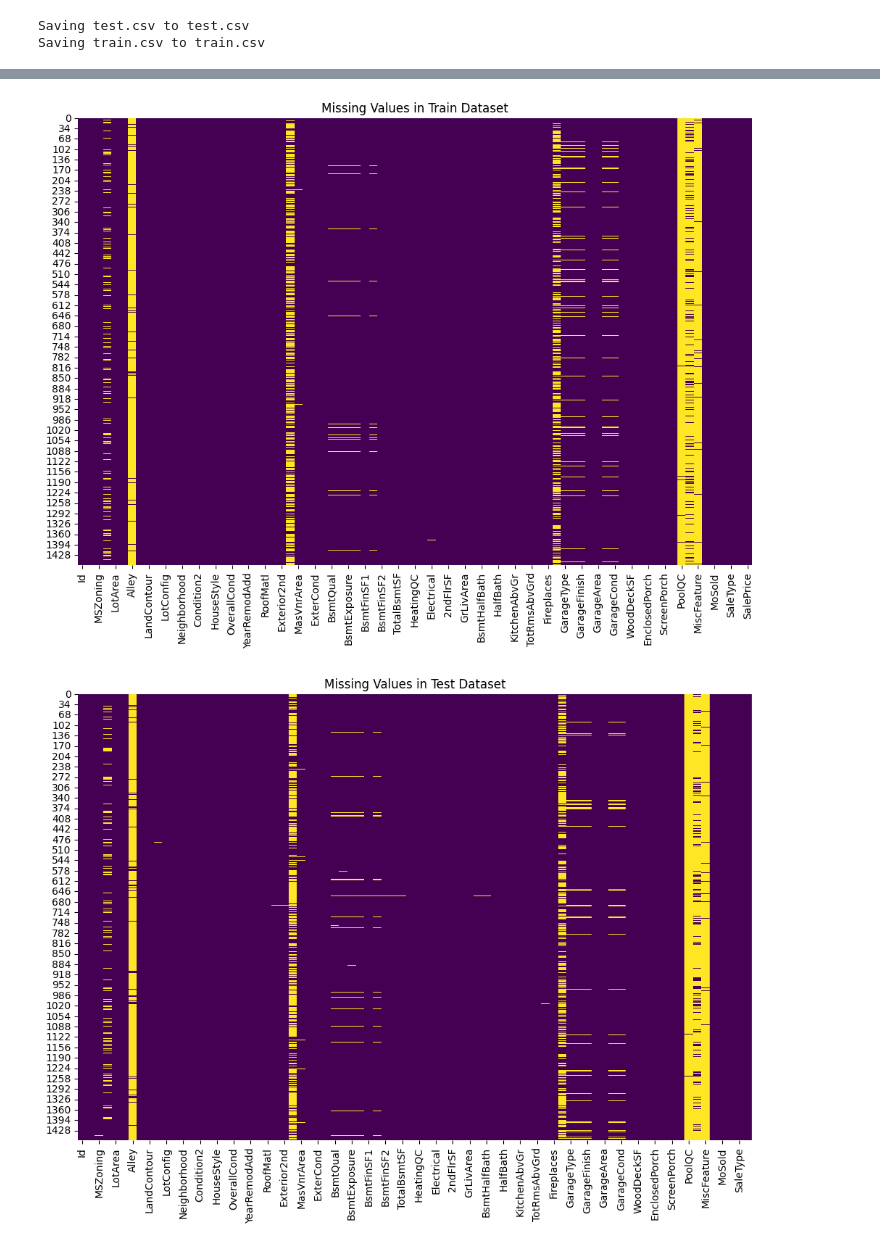
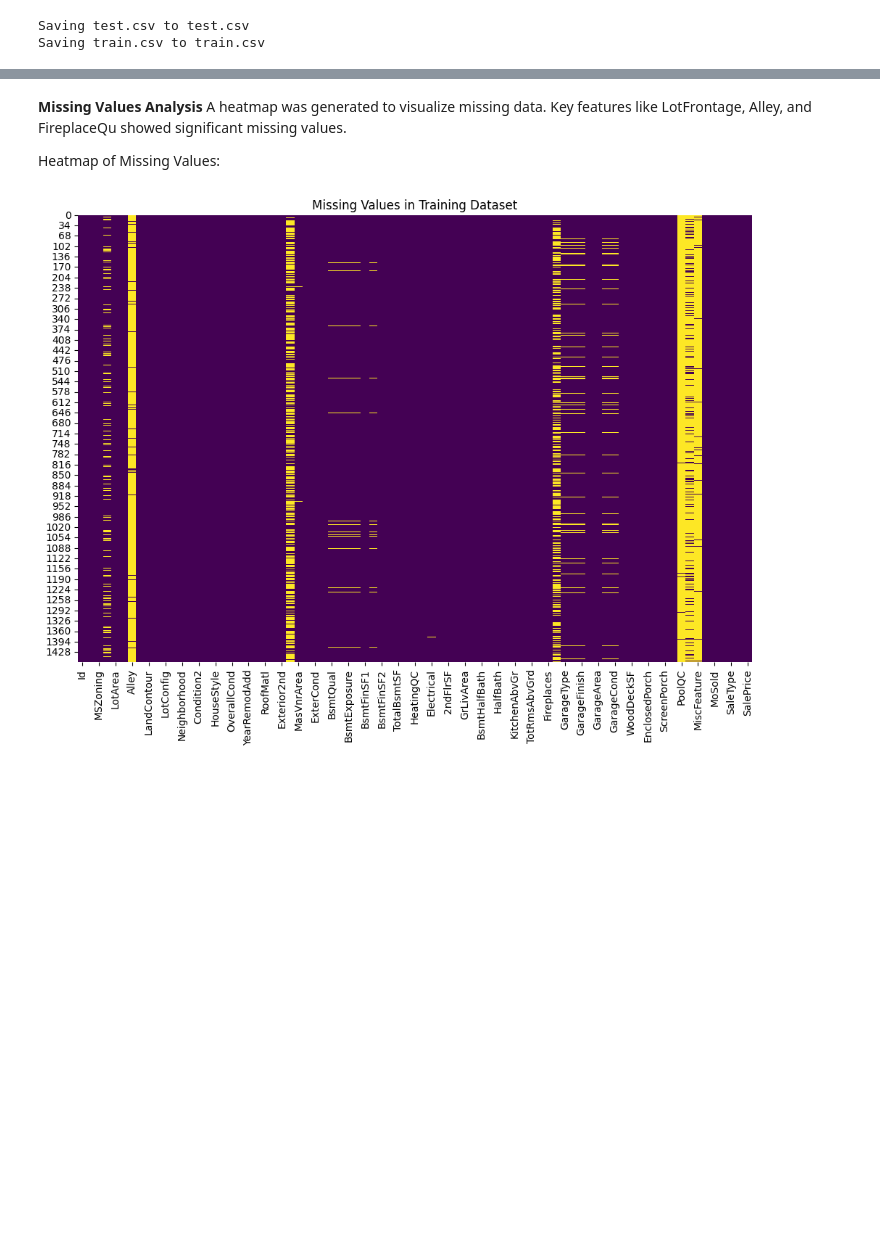
Before and after one commit to ZAINABALBALUSHI/Mining-and-Predictive-Analytics, a Jupyter notebook: ANALYSIS.ipynb, the cells around one changed output, grey strips where cells are left out. Cells and saved outputs as stored; diff of their text form; code cells hidden in the pictures; blank space fills up the shorter version.

```diff
--- a/ANALYSIS.ipynb
+++ b/ANALYSIS.ipynb
@@ -47,17 +52,16 @@ Data columns (total 81 columns):
+# %% [markdown]
+**Missing Values Analysis**
+A heatmap was generated to visualize missing data. Key features like LotFrontage, Alley, and FireplaceQu showed significant missing values.
+
+Heatmap of Missing Values:
 # %%
+# Visualize missing values
 import seaborn as sns
+import matplotlib.pyplot as plt
 
-# Train missing values heatmap
 plt.figure(figsize=(12, 8))
 sns.heatmap(train_df.isnull(), cbar=False, cmap="viridis")
-plt.title("Missing Values in Train Dataset")
+plt.title("Missing Values in Training Dataset")
 plt.show()
-
-# Test missing values heatmap
-plt.figure(figsize=(12, 8))
-sns.heatmap(test_df.isnull(), cbar=False, cmap="viridis")
-plt.title("Missing Values in Test Dataset")
-plt.show()
 # %% [output]
-[figure, old version]
+[figure, new version]
-[figure, removed]
```
Also changed, not shown: parts of 13 cells of this notebook.
